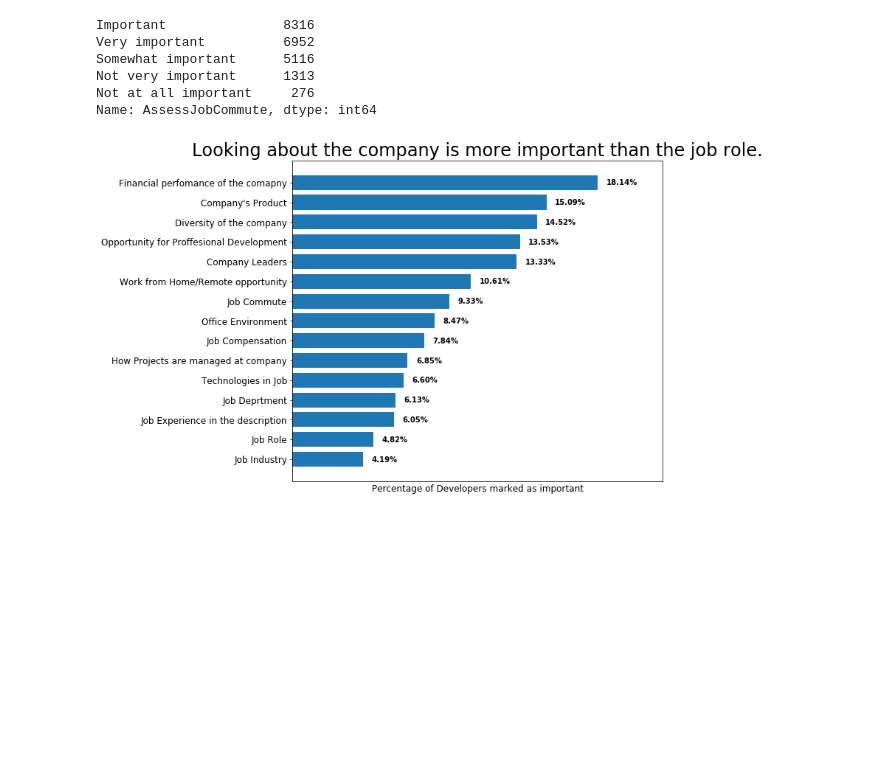
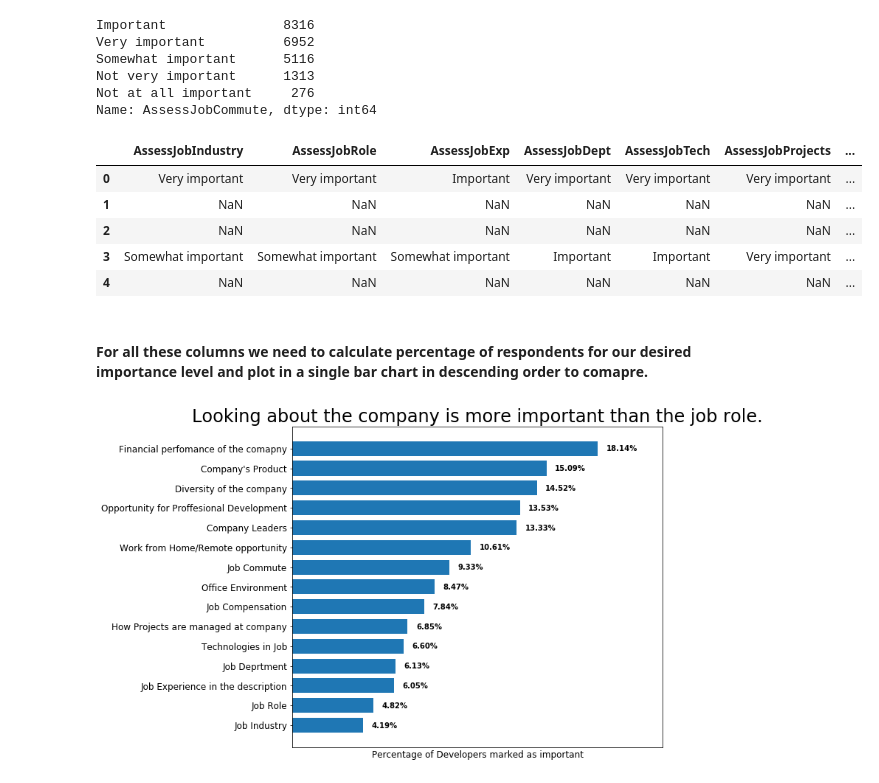
Before and after one commit to kalyanpesala17/stackoverflow, a Jupyter notebook: stackoverflow.ipynb, the cells around one changed output. Drawn from its saved outputs; the diff is of its cells as text; code cells hidden in the pictures; blank space fills up the shorter version.

```diff
--- a/stackoverflow.ipynb
+++ b/stackoverflow.ipynb
@@ -93,4 +93,21 @@ labels_JobAssess = ['Job Industry',
 'Diversity of the company',
 "Company's Product",
 'Financial perfomance of the comapny']
+# %%
+#to get the columns regarding Job Assess
+Assess_cols = []
+for col in df.columns:
+    if 'AssessJob' in col:
+        Assess_cols.append(col)
+
+df[Assess_cols].head()
+# %% [output]
+|  | AssessJobIndustry | AssessJobRole | AssessJobExp | AssessJobDept | AssessJobTech | AssessJobProjects | ... |
+| 0 | Very important | Very important | Important | Very important | Very important | Very important | ... |
+| 1 | NaN | NaN | NaN | NaN | NaN | NaN | ... |
+| 2 | NaN | NaN | NaN | NaN | NaN | NaN | ... |
+| 3 | Somewhat important | Somewhat important | Somewhat important | Important | Important | Very important | ... |
+| 4 | NaN | NaN | NaN | NaN | NaN | NaN | ... |
+# %% [markdown]
+#### For all these columns we need to calculate percentage of respondents for our desired importance level and plot in a single bar chart in descending order to comapre.
 # %%
```
Also changed, not shown: parts of 19 cells of this notebook.
